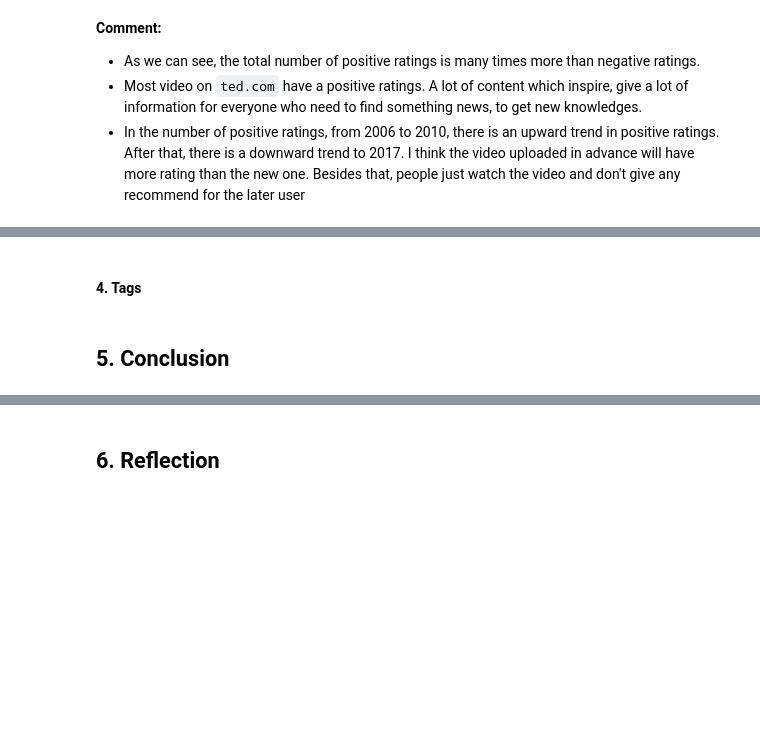
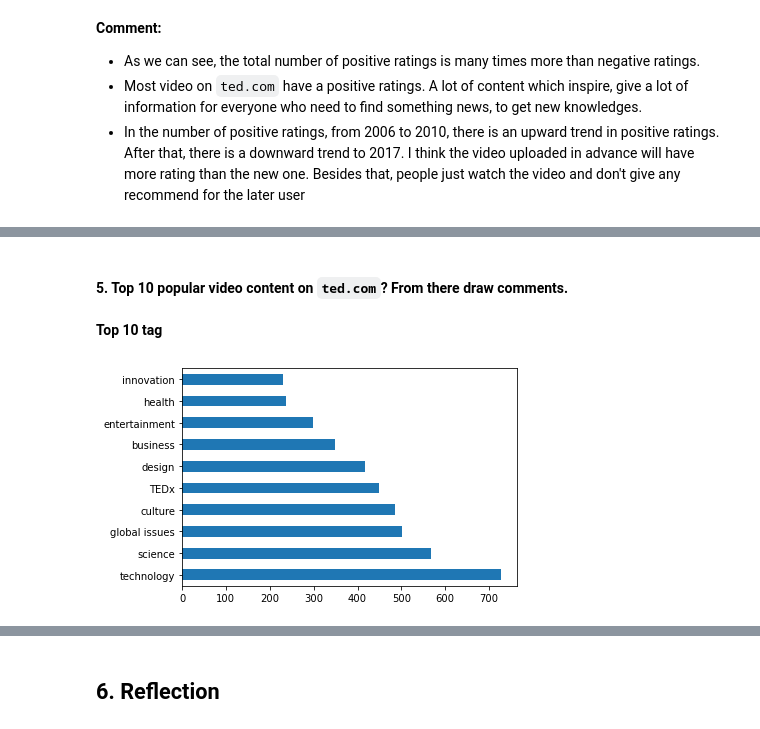
Before and after one commit to devlmhieu7521/LTKHDL_Final, a Jupyter notebook: project_final.ipynb, the cells around one changed output, grey strips where cells are left out. Saved outputs shown, nothing was run; the diff lists cells and outputs as text; code cells hidden in the pictures; blank space fills up the shorter version.

Commit message:
Finished Question 4, fix few content include: file structure.

```diff
--- a/project_final.ipynb
+++ b/project_final.ipynb
@@ -463,4 +475,14 @@ plt.legend();
 # %% [markdown]
-#### 4. Tags
+#### 5. Top 10 popular video content on `ted.com`? From there draw comments.
-# %% [markdown]
-## 5. Conclusion
+# %% [markdown]
+**Top 10 tag**
+# %%
+df_tags = ted_df.apply(lambda x: pd.Series(x['tags']),axis=1).stack().reset_index(level=1,drop=True)
+df_tags.name = 'tag'
+df_tags  = ted_df.drop('tags', axis=1).join(df_tags)
+tag_count = df_tags['tag'].value_counts()
+TOP_10_popular_content = tag_count.head(10)
+# %%
+TOP_10_popular_content.plot.barh();
+# %% [output]
+[figure, added]
```
Also changed, not shown: parts of 13 cells of this notebook.
